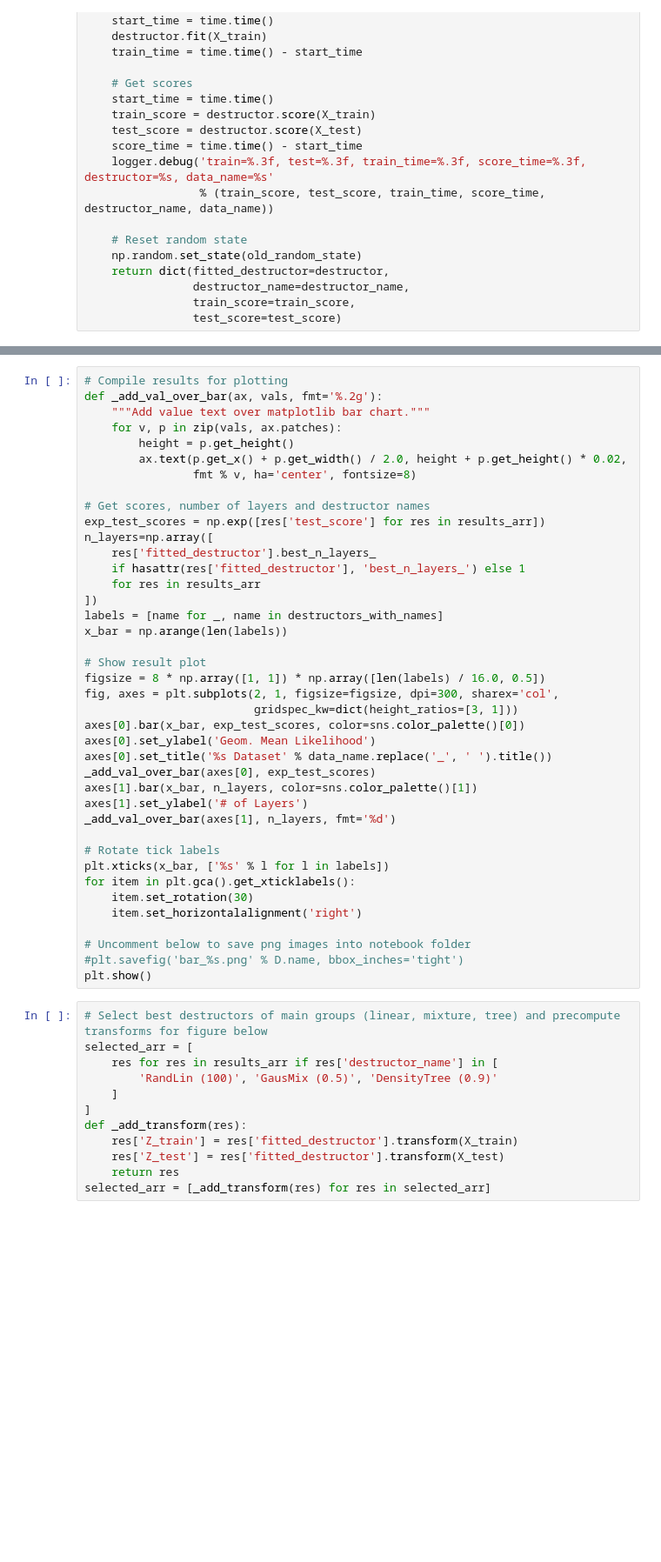
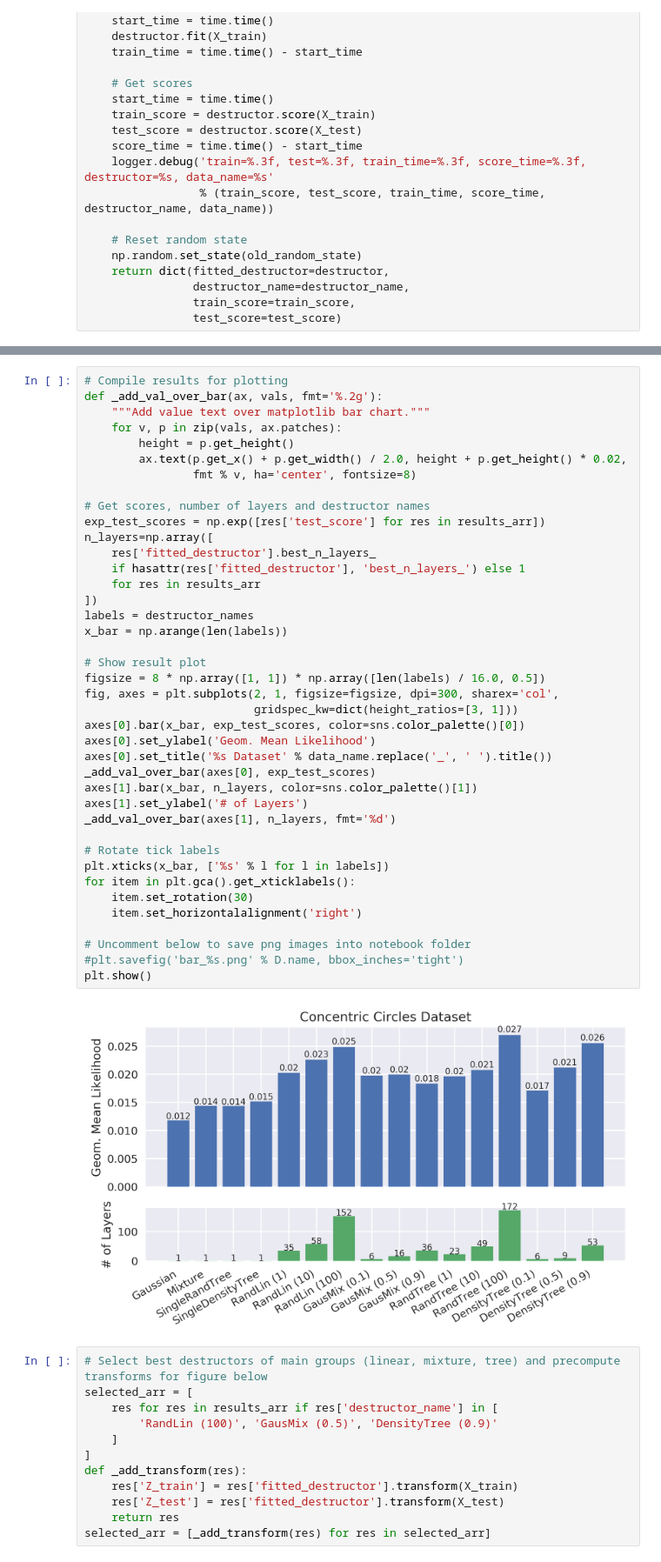
Before and after one commit to davidinouye/destructive-deep-learning, a Jupyter notebook: notebooks/demo_toy_experiment.ipynb, the cells around one changed output, grey strips where cells are left out. Shown: that part at 87% size. Saved outputs shown, nothing was run; the diff lists cells and outputs as text; blank space fills up the shorter version.

```diff
--- a/notebooks/demo_toy_experiment.ipynb
+++ b/notebooks/demo_toy_experiment.ipynb
@@ -279,34 +294,36 @@ def _add_val_over_bar(ax, vals, fmt='%.2g'):
 # Get scores, number of layers and destructor names
 exp_test_scores = np.exp([res['test_score'] for res in results_arr])
 n_layers=np.array([
     res['fitted_destructor'].best_n_layers_
     if hasattr(res['fitted_destructor'], 'best_n_layers_') else 1
     for res in results_arr
 ])
-labels = [name for _, name in destructors_with_names]
+labels = destructor_names
 x_bar = np.arange(len(labels))
 
 # Show result plot
 figsize = 8 * np.array([1, 1]) * np.array([len(labels) / 16.0, 0.5])
 fig, axes = plt.subplots(2, 1, figsize=figsize, dpi=300, sharex='col',
                          gridspec_kw=dict(height_ratios=[3, 1]))
 axes[0].bar(x_bar, exp_test_scores, color=sns.color_palette()[0])
 axes[0].set_ylabel('Geom. Mean Likelihood')
 axes[0].set_title('%s Dataset' % data_name.replace('_', ' ').title())
 _add_val_over_bar(axes[0], exp_test_scores)
 axes[1].bar(x_bar, n_layers, color=sns.color_palette()[1])
 axes[1].set_ylabel('# of Layers')
 _add_val_over_bar(axes[1], n_layers, fmt='%d')
 
 # Rotate tick labels
 plt.xticks(x_bar, ['%s' % l for l in labels])
 for item in plt.gca().get_xticklabels():
     item.set_rotation(30)
     item.set_horizontalalignment('right')
 
 # Uncomment below to save png images into notebook folder
 #plt.savefig('bar_%s.png' % D.name, bbox_inches='tight')
 plt.show()
+# %% [output]
+[figure, added]
 # %%
 # Select best destructors of main groups (linear, mixture, tree) and precompute transforms for figure below
 selected_arr = [
```
Also changed, not shown: parts of 4 cells of this notebook.
